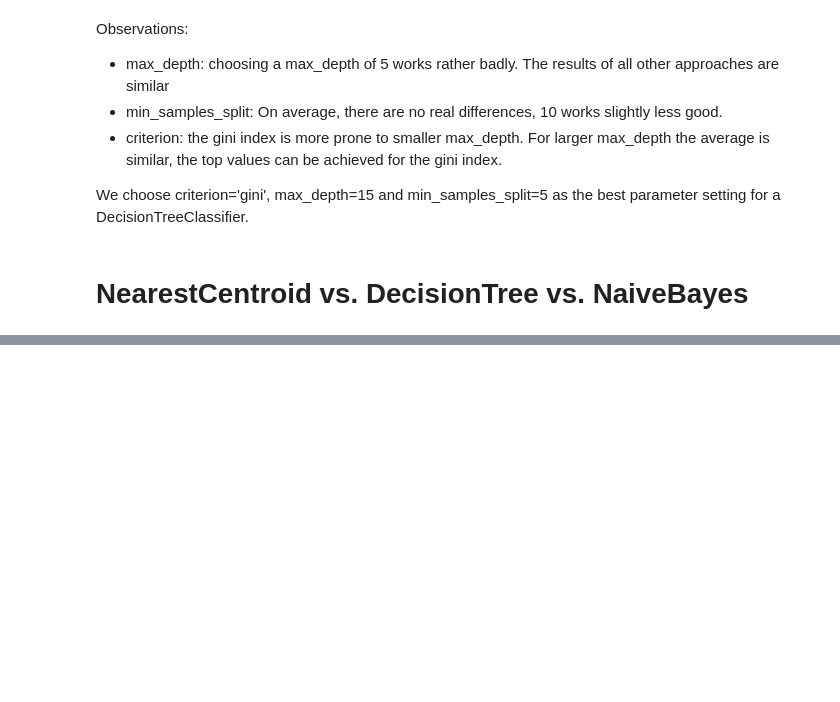
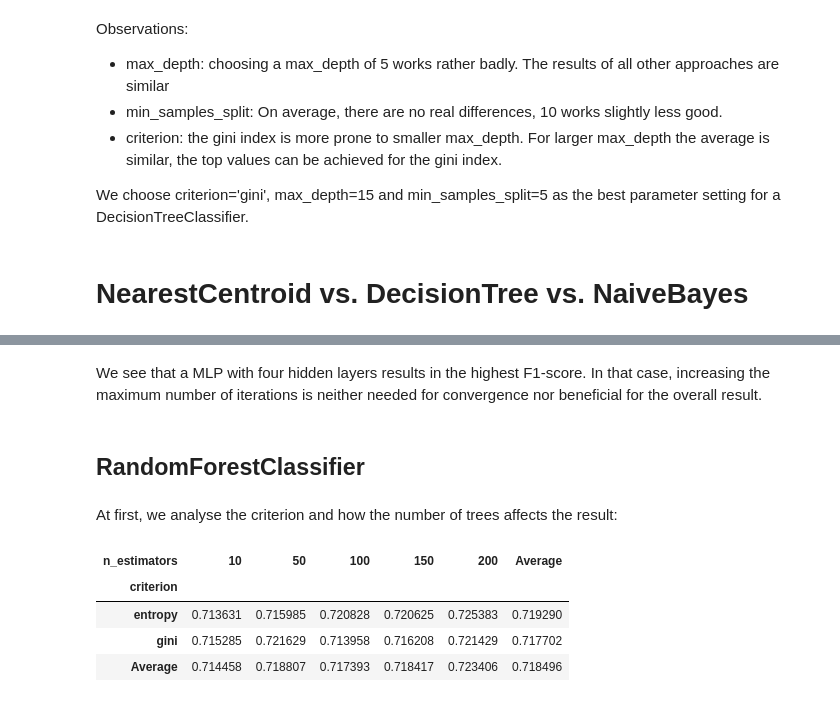
Before and after one commit to mograev/btvote, a Jupyter notebook: notebooks/3-classification.ipynb, the cells around one changed output, grey strips where cells are left out. Drawn from its saved outputs; the diff is of its cells as text; code cells hidden in the pictures; blank space fills up the shorter version.

```diff
--- a/notebooks/3-classification.ipynb
+++ b/notebooks/3-classification.ipynb
@@ -181,0 +290,39 @@ display(results)
+# %% [markdown]
+We see that a MLP with four hidden layers results in the highest F1-score. In that case, increasing the maximum number of iterations is neither needed for convergence nor beneficial for the overall result.
+# %% [markdown]
+## RandomForestClassifier
+# %% [markdown]
+At first, we analyse the criterion and how the number of trees affects the result:
+# %%
+from sklearn.ensemble import RandomForestClassifier
+
+# set parameter grid
+parameters = {
+    'estimator': [RandomForestClassifier()],
+    'estimator__criterion': ['gini', 'entropy'],  # Function to measure the quality of a split
+    'estimator__n_estimators': [10, 50, 100, 150, 200],  # Number of trees in the forest
+    'estimator__random_state': [42]
+}
+
+# create the grid search instance
+grid_search_estimator = GridSearchCV(pipeline, parameters, scoring=f1, cv=stratified_10_fold_cv, error_score='raise')
+
+# run the grid search
+grid_search_estimator.fit(btvote_data, btvote_target)
+
+# results of all hyper-parameter combinations
+results = pd.DataFrame(grid_search_estimator.cv_results_)
+
+# transform the results for better visualization
+results['criterion'] = results['param_estimator__criterion'].astype(str)
+results['n_estimators'] = results['param_estimator__n_estimators']
+pivoted_results = results.pivot(index='criterion', columns='n_estimators', values='mean_test_score')
+pivoted_results['Average'] = pivoted_results.mean(axis=1)
+pivoted_results.loc['Average',:] = pivoted_results.mean()
+display(pivoted_results)
+# %% [output]
+| n_estimators | 10 | 50 | 100 | 150 | 200 | Average |
+| criterion |  |  |  |  |  |  |
+| entropy | 0.713631 | 0.715985 | 0.720828 | 0.720625 | 0.725383 | 0.719290 |
+| gini | 0.715285 | 0.721629 | 0.713958 | 0.716208 | 0.721429 | 0.717702 |
+| Average | 0.714458 | 0.718807 | 0.717393 | 0.718417 | 0.723406 | 0.718496 |
```
Also changed, not shown: parts of 19 cells of this notebook.
